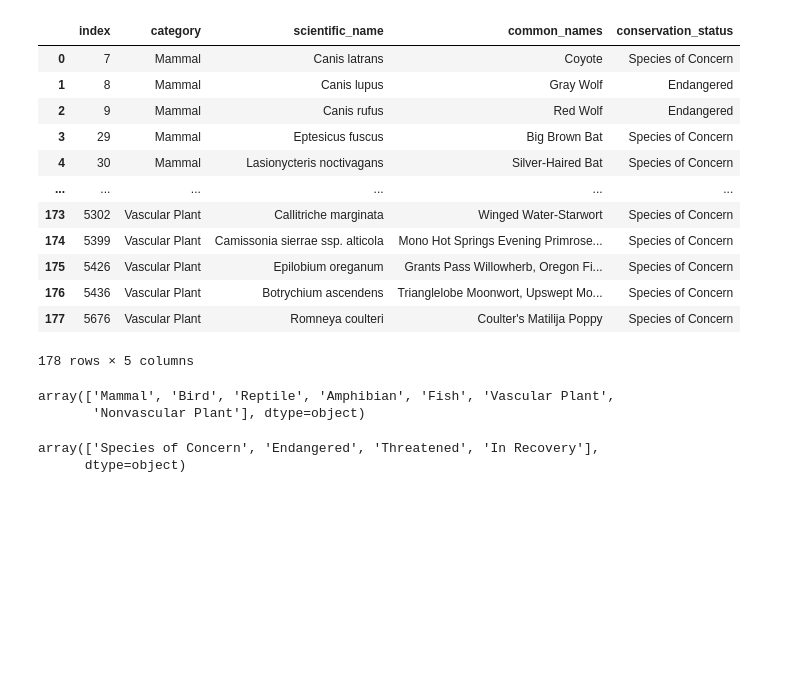
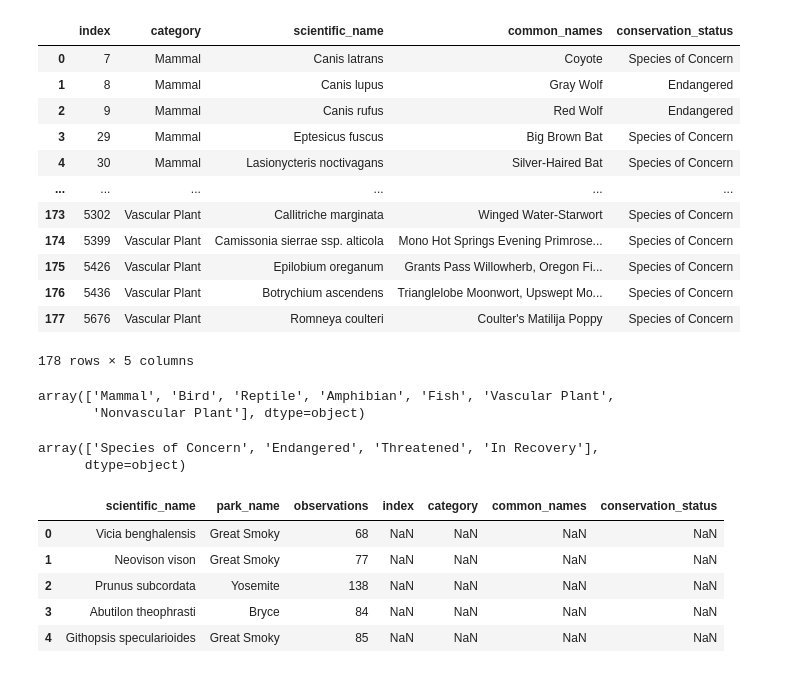
Before and after one commit to LiZoMark841619/Biodiversity_Project, a Jupyter notebook: biodiversity_starter/biodiversity.ipynb, the cells around one changed output. Saved outputs shown, nothing was run; the diff lists cells and outputs as text; code cells hidden in the pictures; blank space fills up the shorter version.

```diff
--- a/biodiversity_starter/biodiversity.ipynb
+++ b/biodiversity_starter/biodiversity.ipynb
@@ -288,3 +288,14 @@ array(['Species of Concern', 'Endangered', 'Threatened', 'In Recovery'],
 # %%
 #Hi Rob, what I would like to do here is to join file1 and file2. "scientific_name" column must be the column where they should
 #connect to each other.
+# %%
+newdf = file1.merge(dangered_species, how='left')
+# %%
+newdf.head()
+# %% [output]
+|  | scientific_name | park_name | observations | index | category | common_names | conservation_status |
+| 0 | Vicia benghalensis | Great Smoky | 68 | NaN | NaN | NaN | NaN |
+| 1 | Neovison vison | Great Smoky | 77 | NaN | NaN | NaN | NaN |
+| 2 | Prunus subcordata | Yosemite | 138 | NaN | NaN | NaN | NaN |
+| 3 | Abutilon theophrasti | Bryce | 84 | NaN | NaN | NaN | NaN |
+| 4 | Githopsis specularioides | Great Smoky | 85 | NaN | NaN | NaN | NaN |
```
Also changed, not shown: parts of 4 cells of this notebook.
